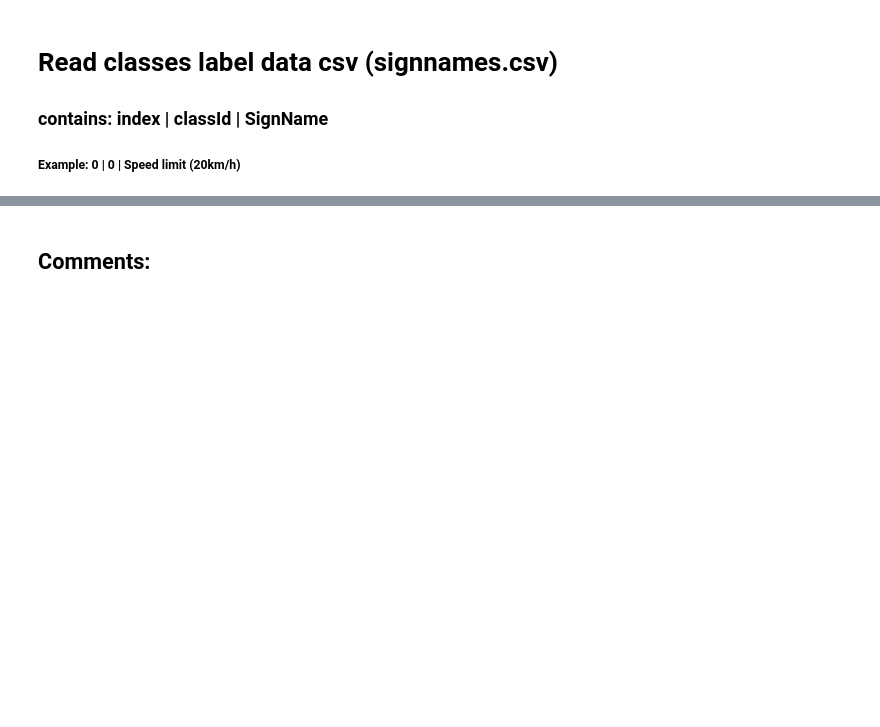
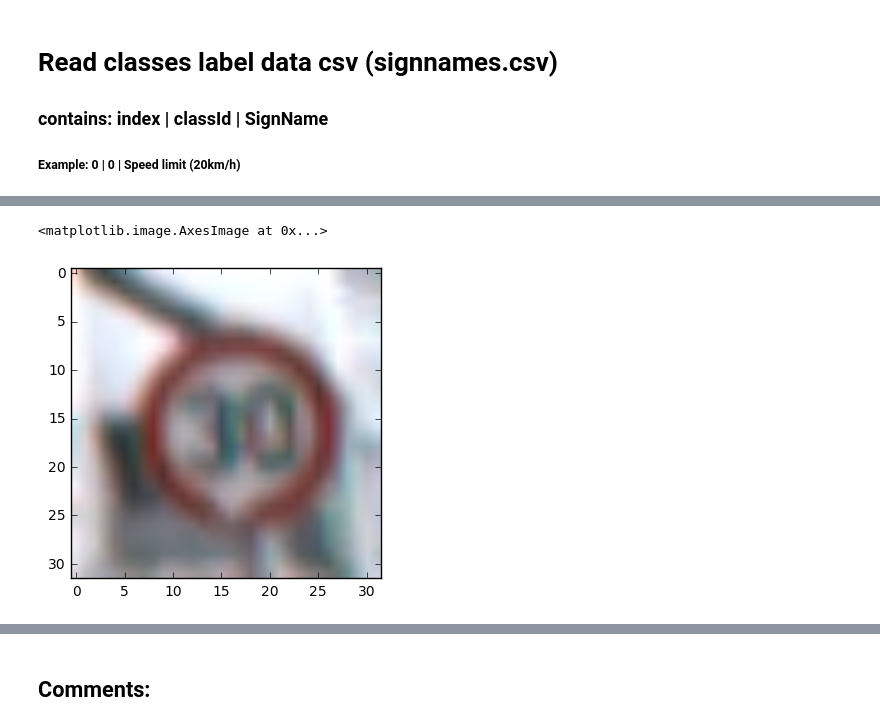
Before and after one commit to Self-Driving-Cars-LosAngeles/TrafficSignClassification, a Jupyter notebook: Traffic_Sign_Classifier_SDCLA.ipynb, the cells around one changed output, grey strips where cells are left out. Cells and saved outputs as stored; diff of their text form; code cells hidden in the pictures; blank space fills up the shorter version.

```diff
--- a/Traffic_Sign_Classifier_SDCLA.ipynb
+++ b/Traffic_Sign_Classifier_SDCLA.ipynb
@@ -181,3 +217,8 @@ data_pd_sorted.head(9)
+# %%
+plt.imshow(X_train[441])
+# %% [output]
+<matplotlib.image.AxesImage at 0x...>
+[figure, added]
 # %%
 Occurances = data_pd_sorted['Occurance'].values
 # print('Occurances: ', Occurances)
```
Also changed, not shown: parts of 22 cells of this notebook.
